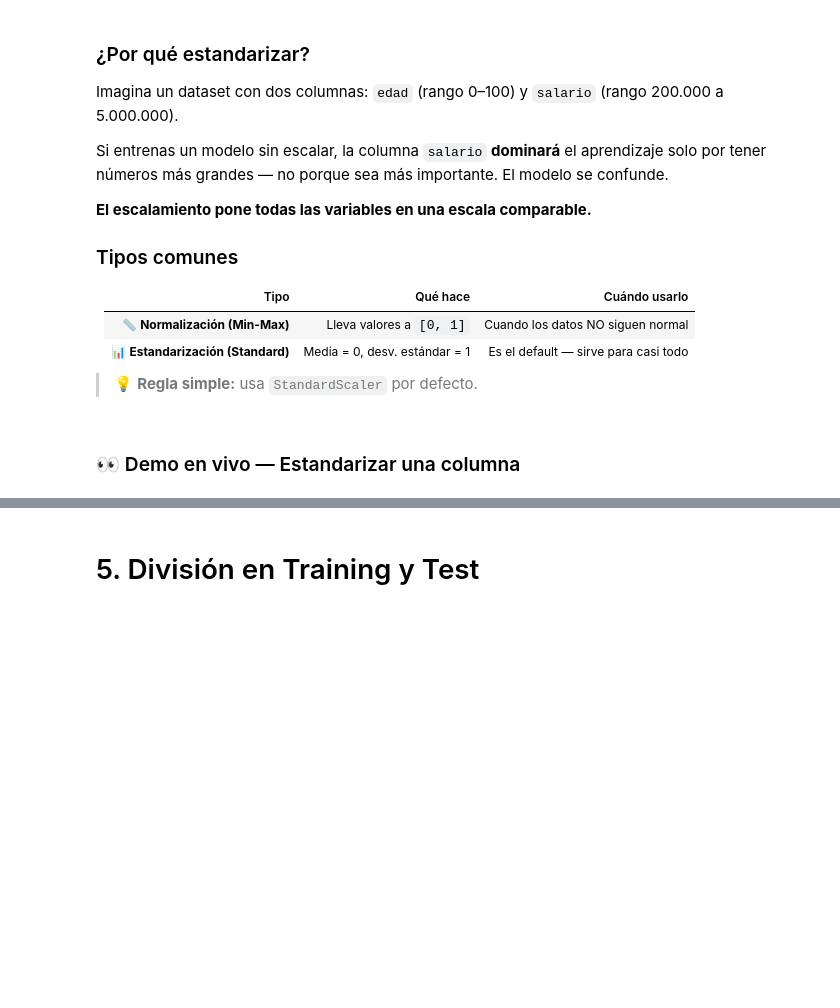
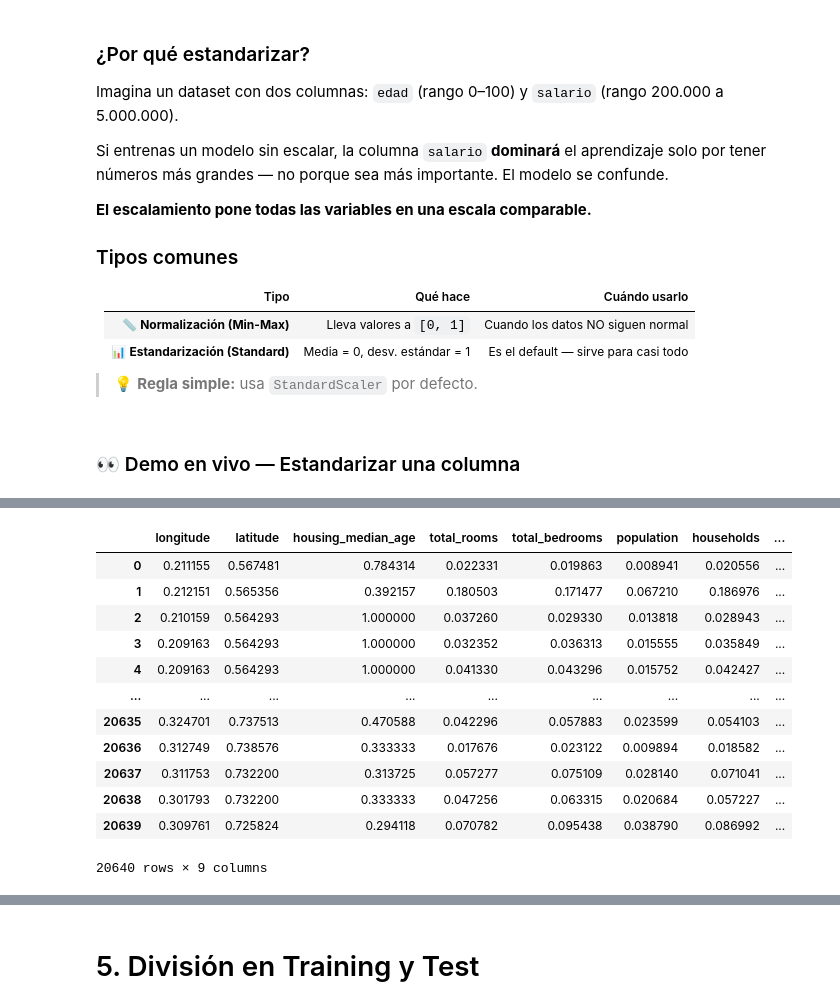
Before and after one commit to jeedorsa/Bootcamp-Data-Science, a Jupyter notebook: Clases/5-IntroML/5-IntroML.ipynb, the cells around one changed output, grey strips where cells are left out. Drawn from its saved outputs; the diff is of its cells as text; code cells hidden in the pictures; blank space fills up the shorter version.

```diff
--- a/Clases/5-IntroML/5-IntroML.ipynb
+++ b/Clases/5-IntroML/5-IntroML.ipynb
@@ -108,0 +205,20 @@ df.head()
+# %%
+scaler = MinMaxScaler()
+scaler.fit(X)
+X_scaled=scaler.transform(X)
+X_scaled=pd.DataFrame(X_scaled, columns=X.columns)
+X_scaled
+# %% [output]
+|  | longitude | latitude | housing_median_age | total_rooms | total_bedrooms | population | households | ... |
+| 0 | 0.211155 | 0.567481 | 0.784314 | 0.022331 | 0.019863 | 0.008941 | 0.020556 | ... |
+| 1 | 0.212151 | 0.565356 | 0.392157 | 0.180503 | 0.171477 | 0.067210 | 0.186976 | ... |
+| 2 | 0.210159 | 0.564293 | 1.000000 | 0.037260 | 0.029330 | 0.013818 | 0.028943 | ... |
+| 3 | 0.209163 | 0.564293 | 1.000000 | 0.032352 | 0.036313 | 0.015555 | 0.035849 | ... |
+| 4 | 0.209163 | 0.564293 | 1.000000 | 0.041330 | 0.043296 | 0.015752 | 0.042427 | ... |
+| ... | ... | ... | ... | ... | ... | ... | ... | ... |
+| 20635 | 0.324701 | 0.737513 | 0.470588 | 0.042296 | 0.057883 | 0.023599 | 0.054103 | ... |
+| 20636 | 0.312749 | 0.738576 | 0.333333 | 0.017676 | 0.023122 | 0.009894 | 0.018582 | ... |
+| 20637 | 0.311753 | 0.732200 | 0.313725 | 0.057277 | 0.075109 | 0.028140 | 0.071041 | ... |
+| 20638 | 0.301793 | 0.732200 | 0.333333 | 0.047256 | 0.063315 | 0.020684 | 0.057227 | ... |
+| 20639 | 0.309761 | 0.725824 | 0.294118 | 0.070782 | 0.095438 | 0.038790 | 0.086992 | ... |
+20640 rows × 9 columns
```
Also changed, not shown: parts of 26 cells of this notebook, 2 other files.
